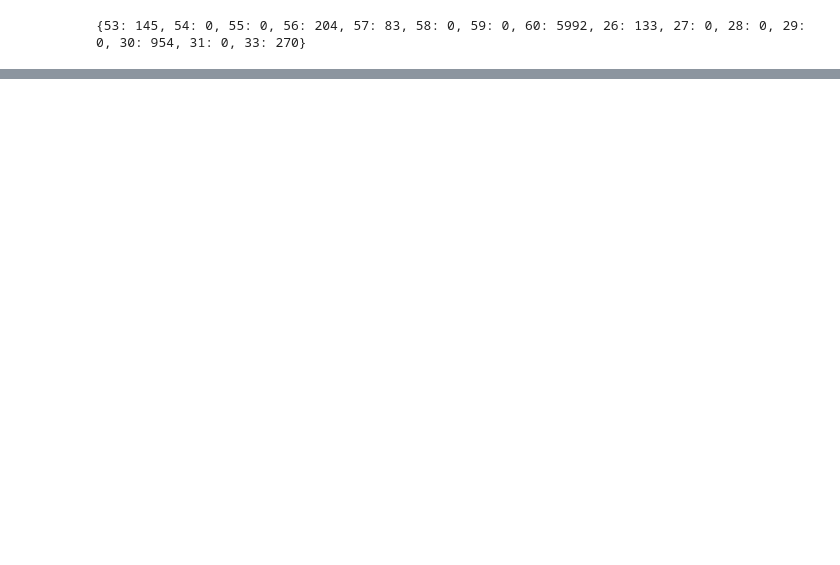
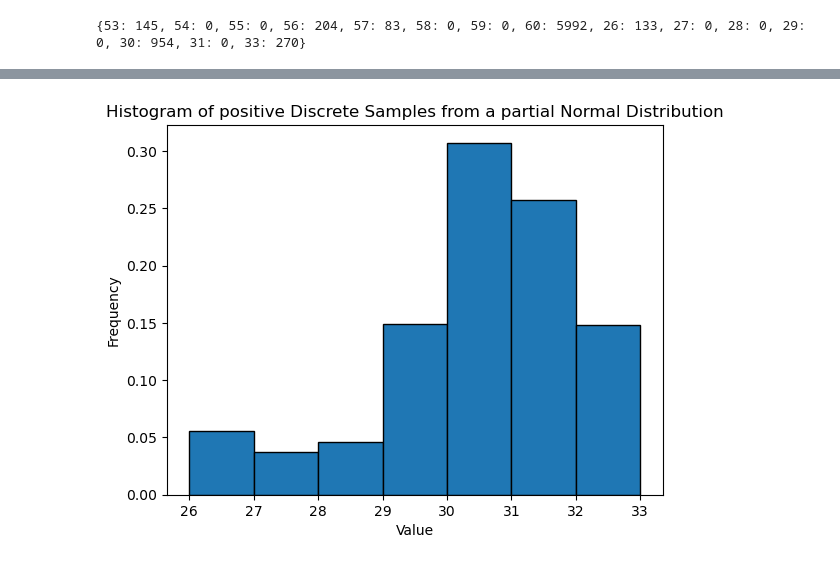
Before and after one commit to xiguang182/hydra-lt-MI, a Jupyter notebook: notebooks/label_upsampling.ipynb, the cells around one changed output, grey strips where cells are left out. Cells and saved outputs as stored; diff of their text form; code cells hidden in the pictures; blank space fills up the shorter version.

```diff
--- a/notebooks/label_upsampling.ipynb
+++ b/notebooks/label_upsampling.ipynb
@@ -203,0 +212,9 @@ for key in cnt:
+# %%
+
+plt.hist(n_samples, bins=7, density=True, edgecolor='black')
+plt.title('Histogram of positive Discrete Samples from a partial Normal Distribution')
+plt.xlabel('Value')
+plt.ylabel('Frequency')
+plt.show()
+# %% [output]
+[figure, added]
```
Also changed, not shown: parts of 10 cells of this notebook, 2 other files.
